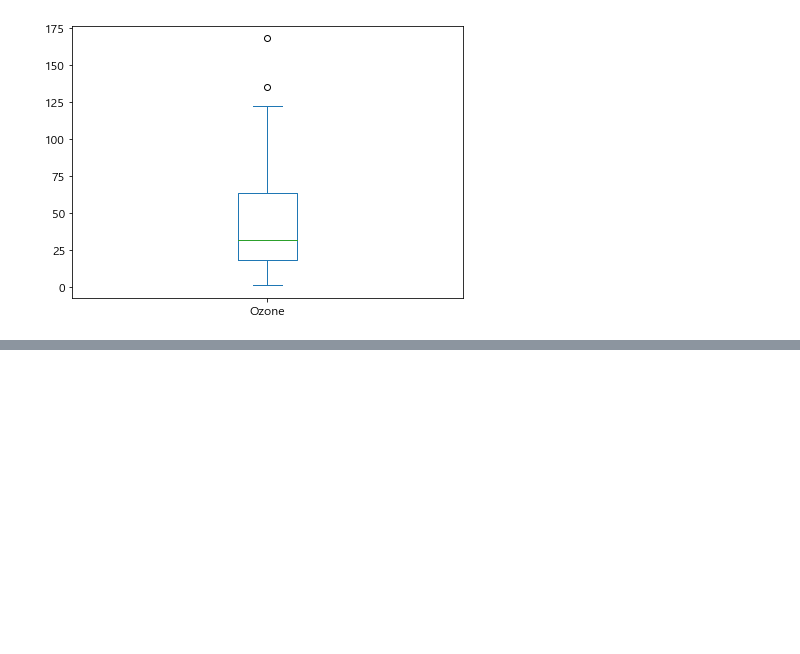
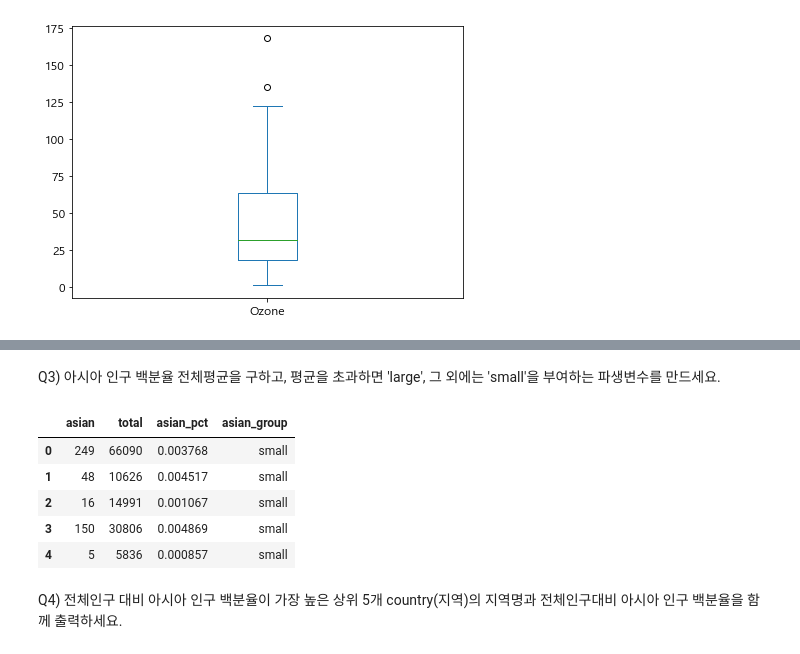
Before and after one commit to ksky1313/ADP, a Jupyter notebook: test.ipynb, the cells around one changed output, grey strips where cells are left out. Drawn from its saved outputs; the diff is of its cells as text; code cells hidden in the pictures; blank space fills up the shorter version.

```diff
--- a/test.ipynb
+++ b/test.ipynb
@@ -88,0 +159,4 @@ df.to_pickle('data/fifa.pk')
+# %%
+import pandas as pd
+import numpy as np
+midwest= pd.read_csv("http://goo.gl/G1K41K")
@@ -88,0 +165,5 @@ df.to_pickle('data/fifa.pk')
+# %%
+old_cols = np.array(midwest.columns)
+midwest.columns = list(np.where( cols == 'popasian', 'asian',
+    np.where( cols == 'poptotal', 'total', cols)))
+midwest.columns
@@ -88,0 +180,4 @@ df.to_pickle('data/fifa.pk')
+# %%
+midwest[['asian', 'total']].head()
+midwest.eval("asian_pct = asian / total", inplace=True)
+midwest[['asian', 'total', 'asian_pct']].head()
@@ -88,0 +191,16 @@ df.to_pickle('data/fifa.pk')
+# %% [markdown]
+Q3) 아시아 인구 백분율 전체평균을 구하고, 평균을 초과하면 'large', 그 외에는 'small'을 부여하는 파생변수를 만드세요.
+# %%
+# Q3
+asian_mean = midwest.asian_pct.mean()
+midwest['asian_group'] = np.where(midwest.asian_pct > asian_mean, 'large', 'small')
+midwest[['asian', 'total', 'asian_pct', 'asian_group']].head()
+# %% [output]
+|  | asian | total | asian_pct | asian_group |
+| 0 | 249 | 66090 | 0.003768 | small |
+| 1 | 48 | 10626 | 0.004517 | small |
+| 2 | 16 | 14991 | 0.001067 | small |
+| 3 | 150 | 30806 | 0.004869 | small |
+| 4 | 5 | 5836 | 0.000857 | small |
+# %% [markdown]
+Q4) 전체인구 대비 아시아 인구 백분율이 가장 높은 상위 5개 country(지역)의 지역명과 전체인구대비 아시아 인구 백분율을 함께 출력하세요.
```
Also changed, not shown: parts of 20 cells of this notebook, 3 other files.
